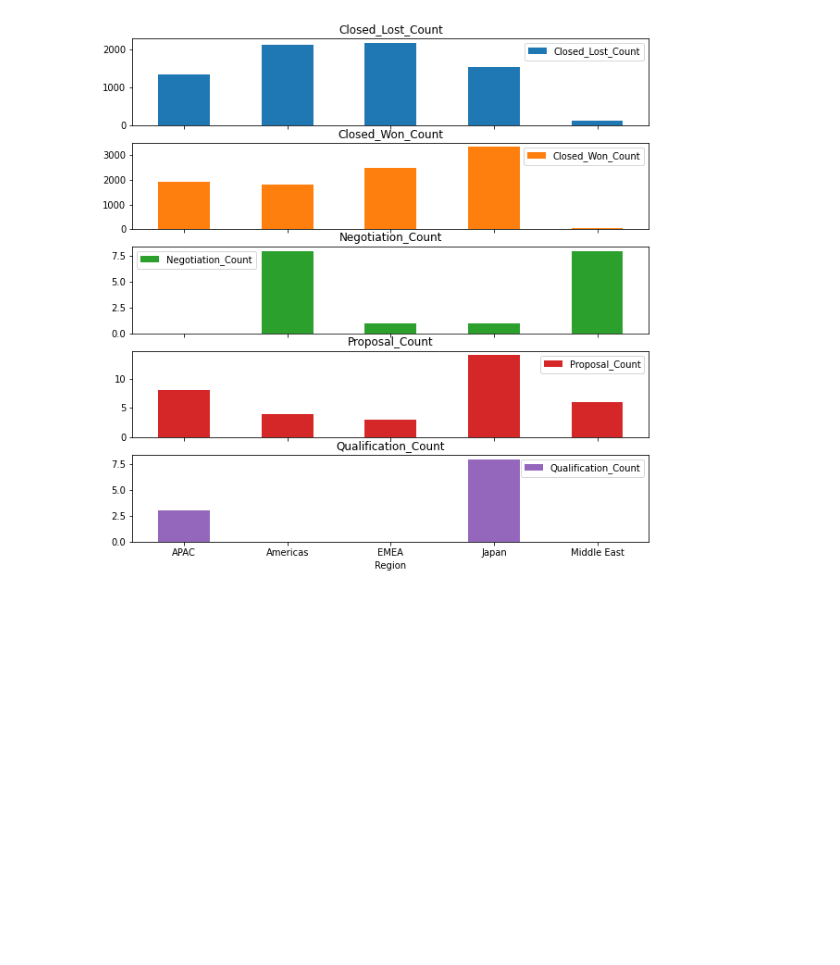
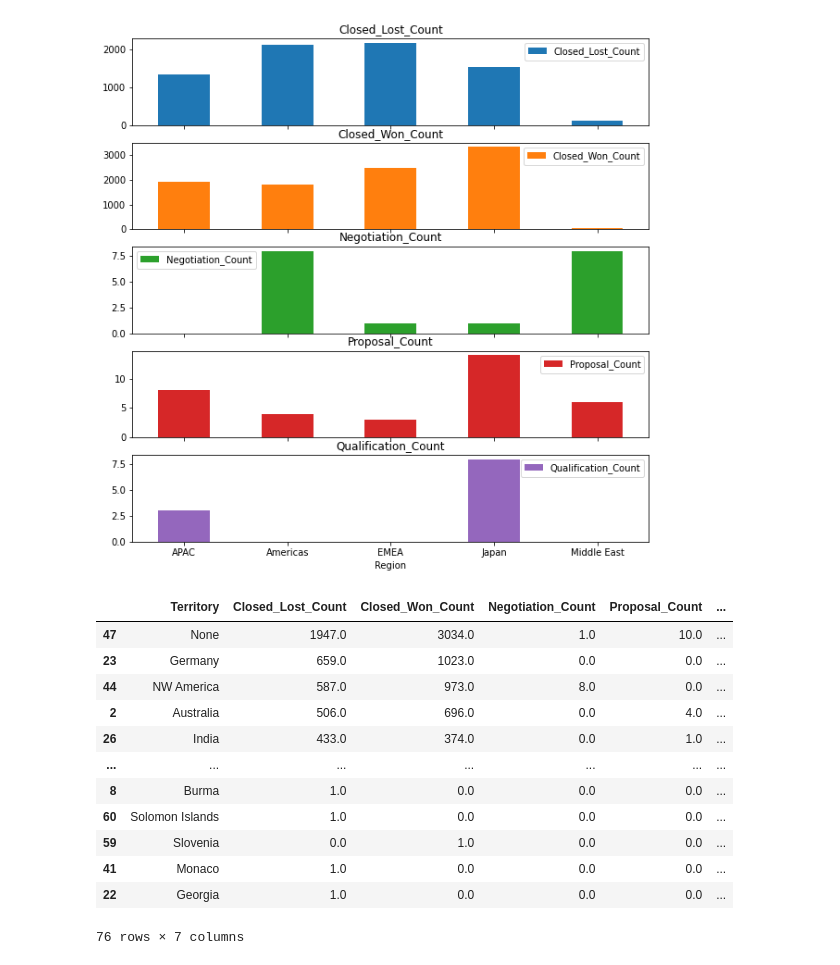
Before and after one commit to Fiuba-Big-Data-Analytics/Fiuba-Big-Data-Analytics-TPs, a Jupyter notebook: Tp1/Regions.ipynb, the cells around one changed output. Drawn from its saved outputs; the diff is of its cells as text; code cells hidden in the pictures; blank space fills up the shorter version.

```diff
--- a/Tp1/Regions.ipynb
+++ b/Tp1/Regions.ipynb
@@ -58,3 +75,24 @@ Index(['APAC', 'Americas', 'EMEA', 'Japan', 'Middle East'], dtype='object', name
 axes = RegionCountStage.plot.bar(rot=0, subplots=True, figsize=(10,10))
 # %% [output]
 [figure]
+# %%
+TerritoryCount = entrenamiento[['ID','Territory', 'Stage']].groupby(['Territory', 'Stage']).count().unstack()
+TerritoryCount.columns = ['Closed_Lost_Count',	'Closed_Won_Count'	,'Negotiation_Count'	,'Proposal_Count'	,'Qualification_Count' ]
+TerritoryCount = TerritoryCount.fillna(0)
+TerritoryCount["Total"] = TerritoryCount.sum(axis=1)
+TerritoryCount = TerritoryCount.reset_index().sort_values(by=['Total'],ascending=False)
+TerritoryCount
+# %% [output]
+|  | Territory | Closed_Lost_Count | Closed_Won_Count | Negotiation_Count | Proposal_Count | ... |
+| 47 | None | 1947.0 | 3034.0 | 1.0 | 10.0 | ... |
+| 23 | Germany | 659.0 | 1023.0 | 0.0 | 0.0 | ... |
+| 44 | NW America | 587.0 | 973.0 | 8.0 | 0.0 | ... |
+| 2 | Australia | 506.0 | 696.0 | 0.0 | 4.0 | ... |
+| 26 | India | 433.0 | 374.0 | 0.0 | 1.0 | ... |
+| ... | ... | ... | ... | ... | ... | ... |
+| 8 | Burma | 1.0 | 0.0 | 0.0 | 0.0 | ... |
+| 60 | Solomon Islands | 1.0 | 0.0 | 0.0 | 0.0 | ... |
+| 59 | Slovenia | 0.0 | 1.0 | 0.0 | 0.0 | ... |
+| 41 | Monaco | 1.0 | 0.0 | 0.0 | 0.0 | ... |
+| 22 | Georgia | 1.0 | 0.0 | 0.0 | 0.0 | ... |
+76 rows × 7 columns
```
Also changed, not shown: parts of 11 cells of this notebook.
